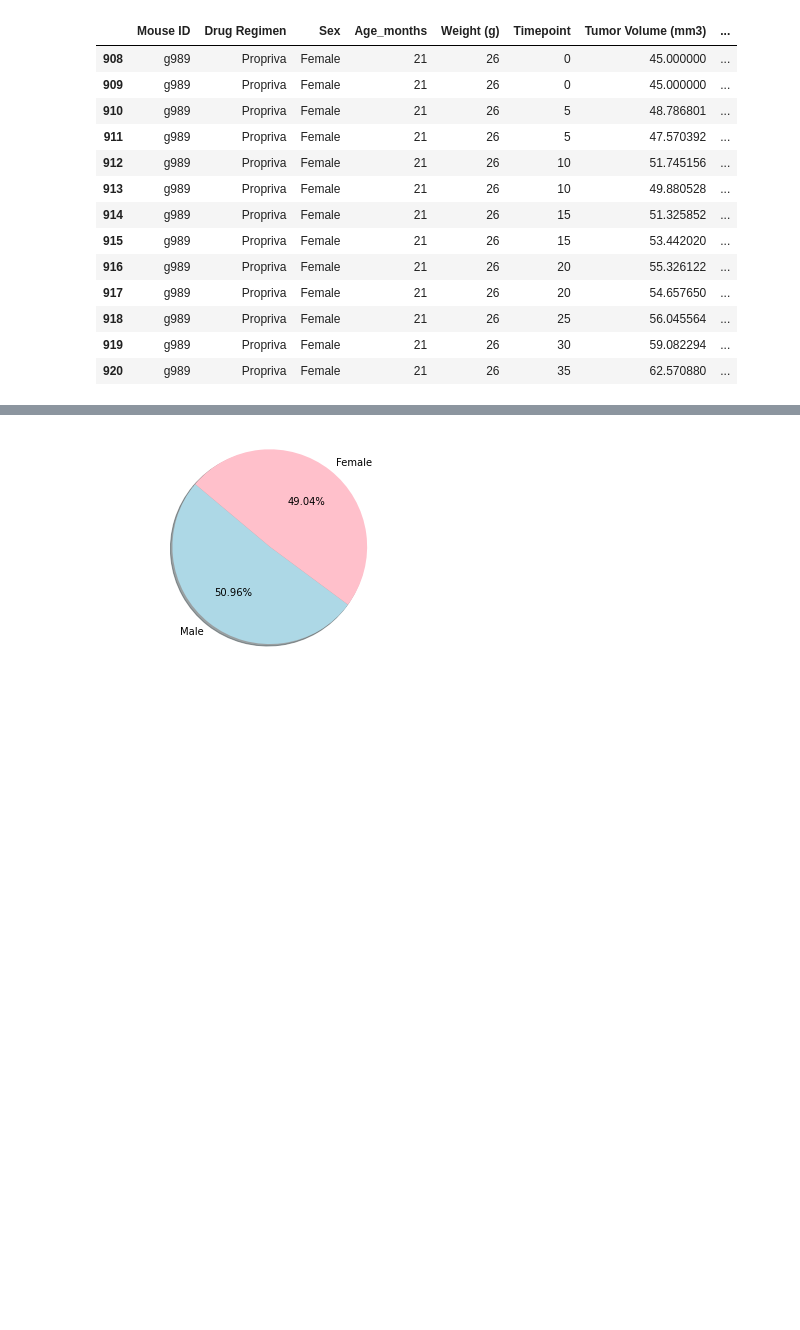
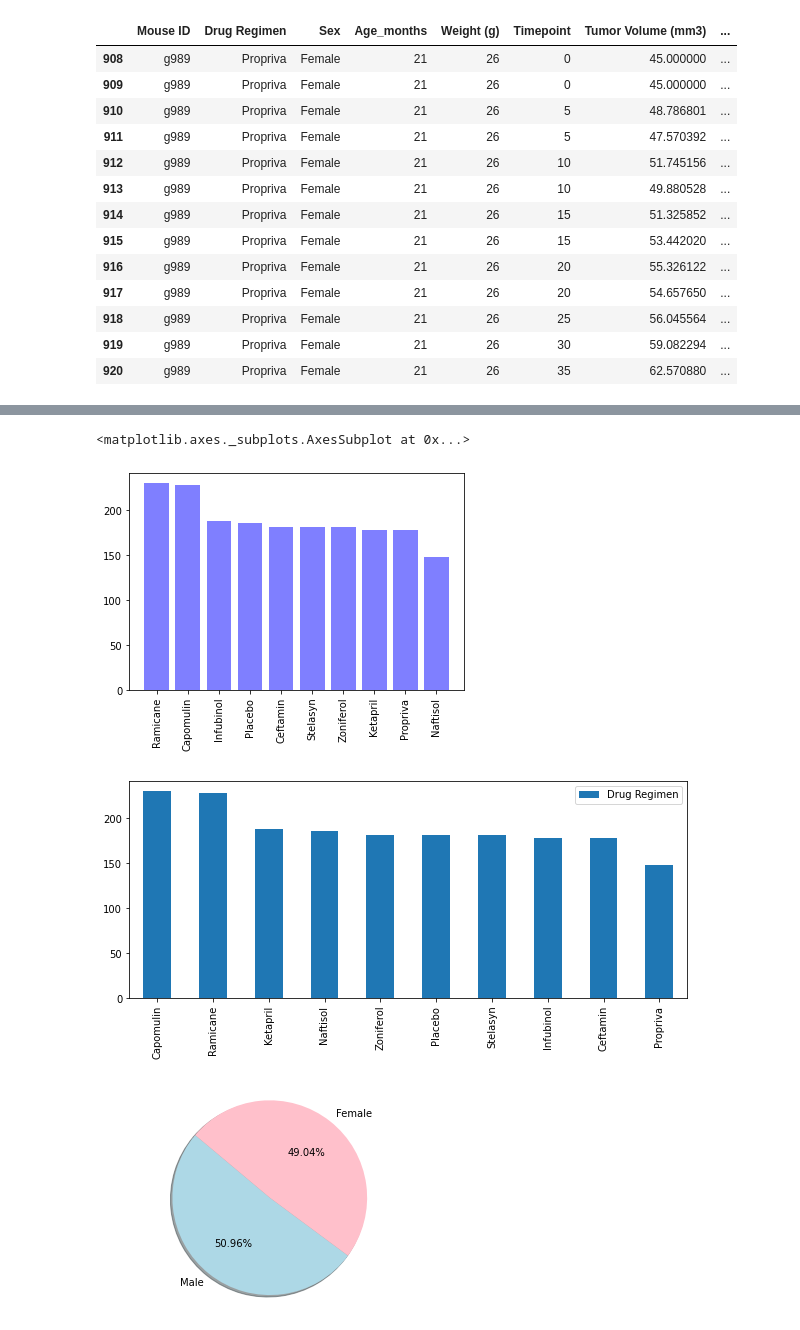
Before and after one commit to vk8895/Matplotlib, a Jupyter notebook: Pymaceuticals.ipynb, the cells around one changed output, grey strips where cells are left out. Cells and saved outputs as stored; diff of their text form; code cells hidden in the pictures; blank space fills up the shorter version.

```diff
--- a/Pymaceuticals.ipynb
+++ b/Pymaceuticals.ipynb
@@ -155,3 +163,32 @@ Table
+# %%
+#Task 3: Generate 2 bar plots that shows #mice data points per drug regimen
+
+#Create lists of drugs, #datapoints per drug
+indv_drug = combined_data_set["Drug Regimen"].unique()
+#indv_drug
+
+indv_drug_count = combined_data_set["Drug Regimen"].value_counts()
+#indv_drug_count
+
+#Sub-Task 1: Generate bar plot using pyplot
+plt.bar(indv_drug, indv_drug_count, color='b', alpha=0.5)
+plt.xticks(rotation=90)
+#plt.xlabel("Drug Type")
+#plt.ylabel("#Data Points")
+#plt_title("#Data Points per Drug Regimen in Trial")
+
+#Sub-Task 2: Generate bar plot using pandas
+drug_df = pd.DataFrame(indv_drug)
+count_df = pd.DataFrame(indv_drug_count)
+
+count_df.plot(kind="bar",figsize=(10,4))
+#plt.title("Data Point per Drug")
+#plt.xlabel("Drug Type")
+#plt.ylabel("#Data Points")
+# %% [output]
+<matplotlib.axes._subplots.AxesSubplot at 0x...>
+[figure, added]
+[figure, added]
 # %%
 #Task 4: Generate 2 pie charts that shows distribution of males and females in the study
 
```
Also changed, not shown: parts of 8 cells of this notebook.
